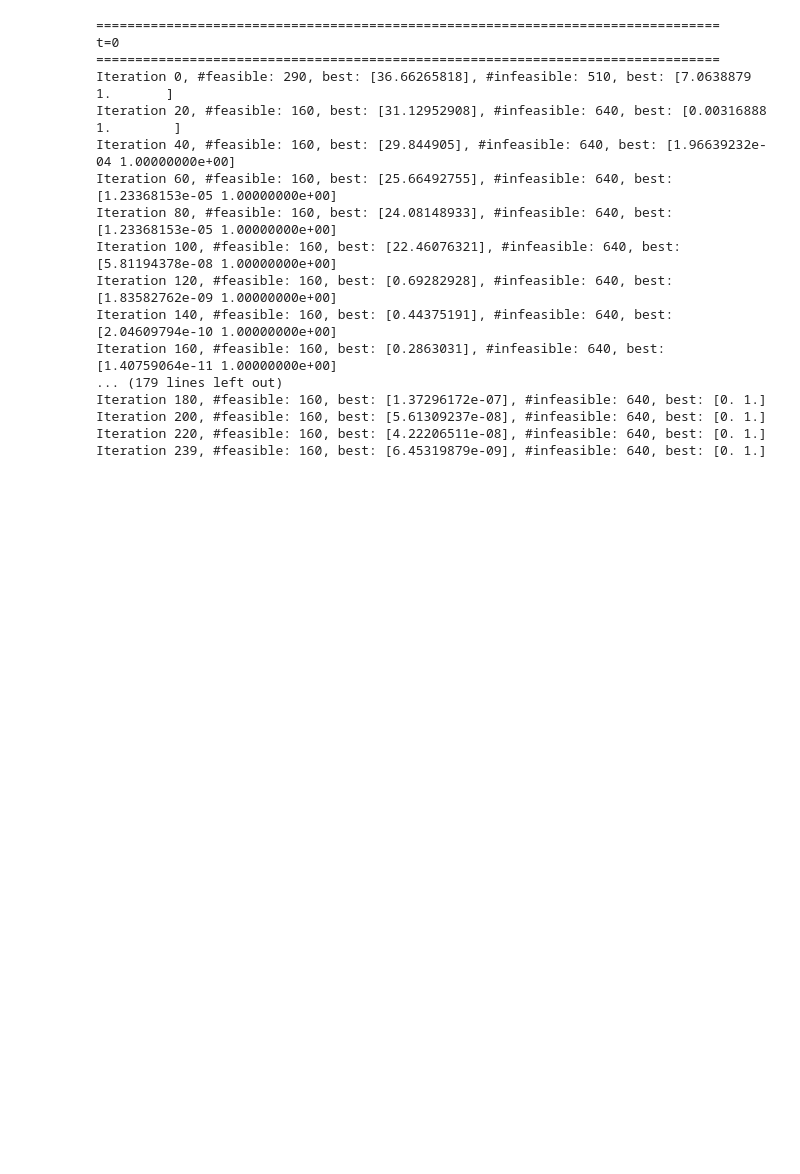
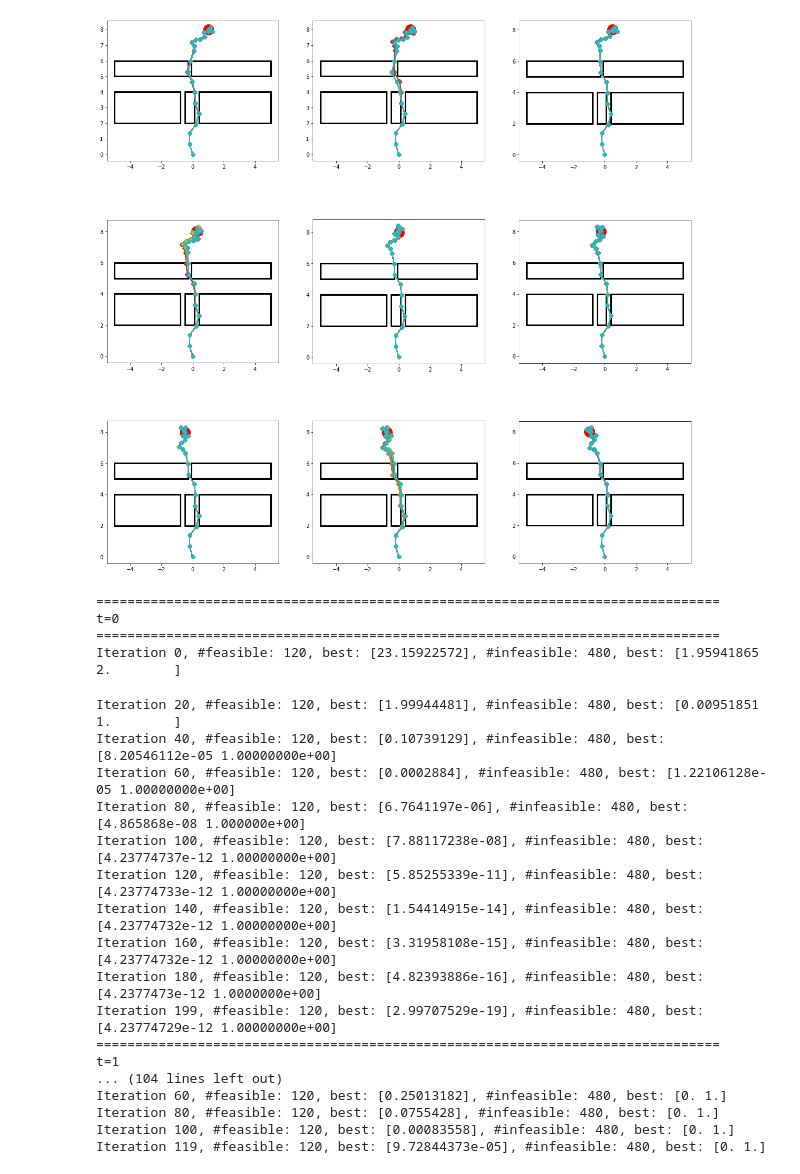
Before and after one commit to JaworWr/Dynamic-inverse-kinematics, a Jupyter notebook: First_dynamic_experiment.ipynb, the cells around one changed output. Cells and saved outputs as stored; diff of their text form; code cells hidden in the pictures; blank space fills up the shorter version.

```diff
--- a/First_dynamic_experiment.ipynb
+++ b/First_dynamic_experiment.ipynb
@@ -61,10 +62,21 @@ draw_dynamic_solutions(feasible_populations, S, target, target_v, rectangles, re
+# %%
+infeasible_populations = []
+for populations, scores in zip(population_hist, score_hist):
+    mask = scores[-1][:, 1] == 0.
+    infeasible_population = populations[-1][~mask, :]
+    infeasible_populations.append(infeasible_population)
+
+draw_dynamic_solutions(infeasible_populations, S, target, target_v, rectangles, rectangle_vs, np.arange(T),
+                       nrows=3, ncols=3, figsize=(20, 20))
+# %% [output]
+[figure, added]
 # %%
-rectangles = [((1.5, 2.), (7., 4.)), ((-7., 2.), (-0.3, 4.)), ((0., 2.), (1.2, 4.)),
-              ((-7., 5.), (-1.3, 6.)), ((-0.9, 5.), (5., 7.))]
+rectangles = [((1.6, 2.), (7., 3.)), ((-7., 2.), (-0.4, 3.)), ((0.1, 2.), (1.1, 3.)),
+              ((-7., 4.5), (-1.3, 6.)), ((-0.8, 5.), (7., 6.5))]
 rectangle_vs = [(-0.2, 0.)] * 3 + [(0.2, 0.)] * 2
 target = (1., 8.)
 target_v = (0., 0.)
-S = [0.7] * 15 + [0.3] * 10
+S = [0.8] * 20
 d = len(S)
 x_min = -np.pi
 x_max = np.pi
@@ -73,35 +85,40 @@ T = 12
 objective = dynamic_inverse_kinematics_objectives(S, target, target_v, rectangles, rectangle_vs)
 n_constraints = len(rectangles)
 
-n = 800
+n = 600
 n_inf = int(0.8*n)
+n_immigrants = 200
 eta_c = 3.
 eta_m = 20.
 p_c = 0.9
 p_m = 0.1
-num_iterations_init = 300
-num_iterations = 240
+num_iterations_init = 200
+num_iterations = 120
 
 population_hist, score_hist = dynamic_IDEA(objective, n_constraints, T, x_min, x_max, d, n, n_inf, eta_c, eta_m, p_c, p_m,
-                           num_iterations=num_iterations, num_iterations_init=num_iterations_init, log_interval=20)
+                           num_iterations=num_iterations, num_iterations_init=num_iterations_init, n_immigrants=n_immigrants, log_interval=20)
 # %% [output]
 ================================================================================
 t=0
 ================================================================================
-Iteration 0, #feasible: 290, best: [36.66265818], #infeasible: 510, best: [7.0638879 1.       ]
-Iteration 20, #feasible: 160, best: [31.12952908], #infeasible: 640, best: [0.00316888 1.        ]
-Iteration 40, #feasible: 160, best: [29.844905], #infeasible: 640, best: [1.96639232e-04 1.00000000e+00]
-Iteration 60, #feasible: 160, best: [25.66492755], #infeasible: 640, best: [1.23368153e-05 1.00000000e+00]
-Iteration 80, #feasible: 160, best: [24.08148933], #infeasible: 640, best: [1.23368153e-05 1.00000000e+00]
-Iteration 100, #feasible: 160, best: [22.46076321], #infeasible: 640, best: [5.81194378e-08 1.00000000e+00]
-Iteration 120, #feasible: 160, best: [0.69282928], #infeasible: 640, best: [1.83582762e-09 1.00000000e+00]
-Iteration 140, #feasible: 160, best: [0.44375191], #infeasible: 640, best: [2.04609794e-10 1.00000000e+00]
-Iteration 160, #feasible: 160, best: [0.2863031], #infeasible: 640, best: [1.40759064e-11 1.00000000e+00]
-... (179 lines left out)
-Iteration 180, #feasible: 160, best: [1.37296172e-07], #infeasible: 640, best: [0. 1.]
-Iteration 200, #feasible: 160, best: [5.61309237e-08], #infeasible: 640, best: [0. 1.]
-Iteration 220, #feasible: 160, best: [4.22206511e-08], #infeasible: 640, best: [0. 1.]
-Iteration 239, #feasible: 160, best: [6.45319879e-09], #infeasible: 640, best: [0. 1.]
+Iteration 0, #feasible: 120, best: [23.15922572], #infeasible: 480, best: [1.95941865 2.        ]
+Iteration 20, #feasible: 120, best: [1.99944481], #infeasible: 480, best: [0.00951851 1.        ]
+Iteration 40, #feasible: 120, best: [0.10739129], #infeasible: 480, best: [8.20546112e-05 1.00000000e+00]
+Iteration 60, #feasible: 120, best: [0.0002884], #infeasible: 480, best: [1.22106128e-05 1.00000000e+00]
+Iteration 80, #feasible: 120, best: [6.7641197e-06], #infeasible: 480, best: [4.865868e-08 1.000000e+00]
+Iteration 100, #feasible: 120, best: [7.88117238e-08], #infeasible: 480, best: [4.23774737e-12 1.00000000e+00]
+Iteration 120, #feasible: 120, best: [5.85255339e-11], #infeasible: 480, best: [4.23774733e-12 1.00000000e+00]
+Iteration 140, #feasible: 120, best: [1.54414915e-14], #infeasible: 480, best: [4.23774732e-12 1.00000000e+00]
+Iteration 160, #feasible: 120, best: [3.31958108e-15], #infeasible: 480, best: [4.23774732e-12 1.00000000e+00]
+Iteration 180, #feasible: 120, best: [4.82393886e-16], #infeasible: 480, best: [4.2377473e-12 1.0000000e+00]
+Iteration 199, #feasible: 120, best: [2.99707529e-19], #infeasible: 480, best: [4.23774729e-12 1.00000000e+00]
+================================================================================
+t=1
+... (104 lines left out)
+Iteration 60, #feasible: 120, best: [0.25013182], #infeasible: 480, best: [0. 1.]
+Iteration 80, #feasible: 120, best: [0.0755428], #infeasible: 480, best: [0. 1.]
+Iteration 100, #feasible: 120, best: [0.00083558], #infeasible: 480, best: [0. 1.]
+Iteration 119, #feasible: 120, best: [9.72844373e-05], #infeasible: 480, best: [0. 1.]
 # %%
 feasible_populations = []
 for populations, scores in zip(population_hist, score_hist):
```
Also changed, not shown: parts of 4 cells of this notebook, 2 other files.
